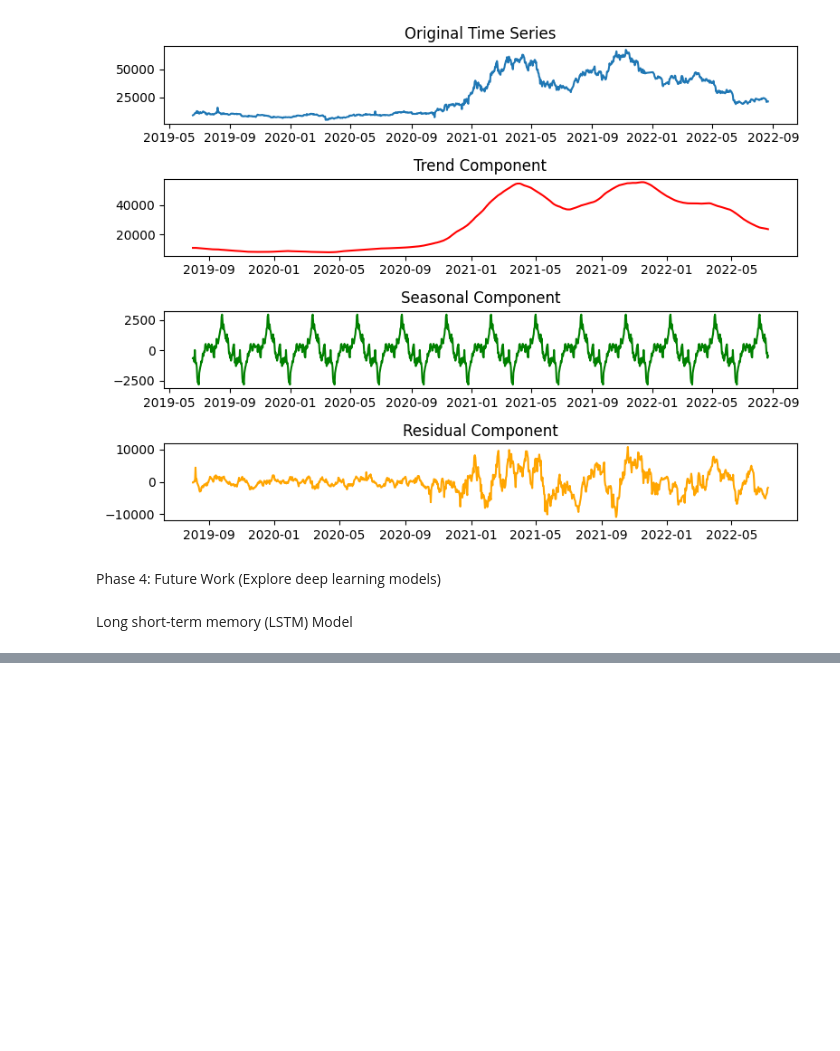
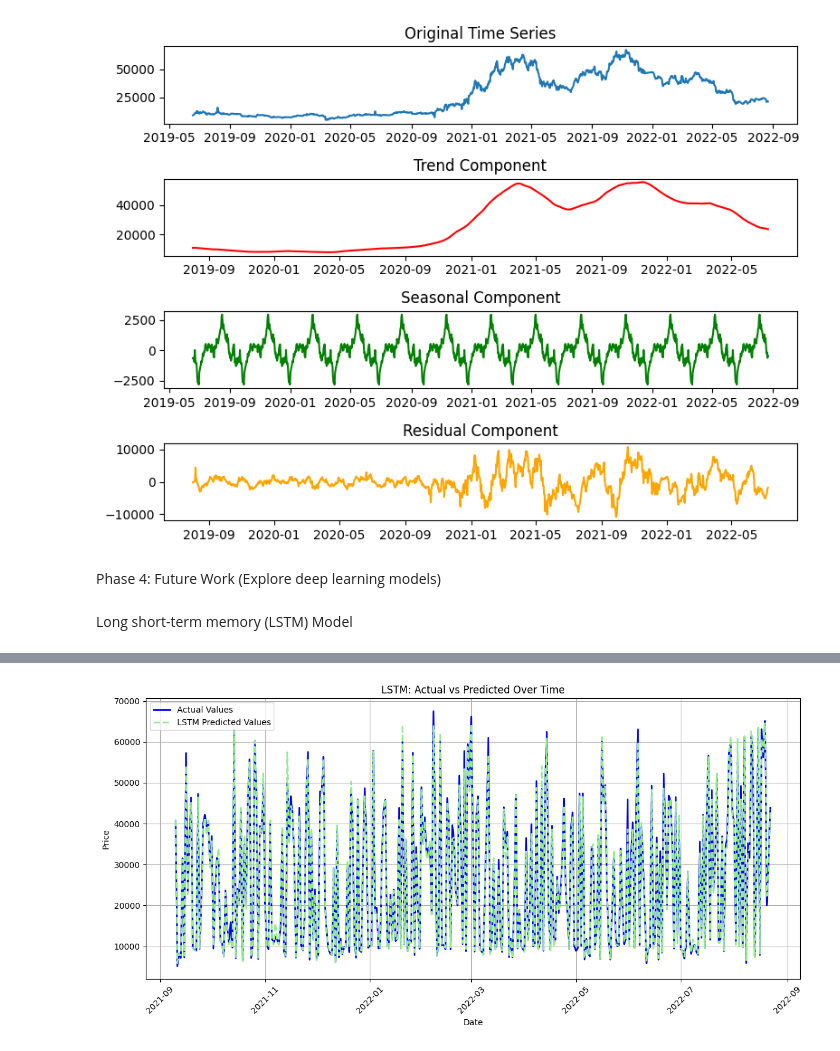
Before and after one commit to CleliaCaetano/Predicting-Cryptocurrency-Prices, a Jupyter notebook: Predicting_Cryptocurrency_Prices.ipynb, the cells around one changed output, grey strips where cells are left out. Cells and saved outputs as stored; diff of their text form; code cells hidden in the pictures; blank space fills up the shorter version.

```diff
--- a/Predicting_Cryptocurrency_Prices.ipynb
+++ b/Predicting_Cryptocurrency_Prices.ipynb
@@ -962,27 +994,0 @@ Epoch 28/100
-# %%
-import math
-from sklearn.metrics import mean_squared_error
-from sklearn.preprocessing import MinMaxScaler
-
-# Function for model evaluation
-def evaluate_model(model, X_test_reshaped, y_test_scaled, scaler_y):
-    # Make predictions
-    y_pred = model.predict(X_test_reshaped)
-
-    # Inverse transform the predictions to get actual values
-    y_pred_rescaled = scaler_y.inverse_transform(y_pred)
-
-    # Inverse transform the actual values for the test set
-    y_test_rescaled = scaler_y.inverse_transform(y_test_scaled)
-
-    # Calculate RMSE
-    rmse = math.sqrt(mean_squared_error(y_test_rescaled, y_pred_rescaled))
-
-    # Return the RMSE value and predictions
-    return rmse, y_pred_rescaled, y_test_rescaled
-
-# Evaluate the model on the test set
-rmse, y_pred_rescaled, y_test_rescaled = evaluate_model(model, X_test_reshaped, y_scaled[len(X_train):], scaler_y)
-
-# Print RMSE
-print(f'RMSE: {rmse}')
@@ -991,0 +995,15 @@ RMSE: 23347.878608459432
+# %%
+# Plotting actual vs predicted values
+plt.figure(figsize=(12, 6))
+plt.plot(df.index[-len(y_test_rescaled):], y_test_rescaled, color='blue', label='Actual Values', linewidth=2)
+plt.plot(df.index[-len(y_pred_rescaled):], y_pred_rescaled, color='lightgreen', label='LSTM Predicted Values', linestyle='--', linewidth=2)
+plt.title('LSTM: Actual vs Predicted Over Time')
+plt.xlabel('Date')
+plt.ylabel('Price')
+plt.legend()
+plt.grid(True)
+plt.xticks(rotation=45)
+plt.tight_layout()
+plt.show()
+# %% [output]
+[figure, added]
```
Also changed, not shown: parts of 6 cells of this notebook.
